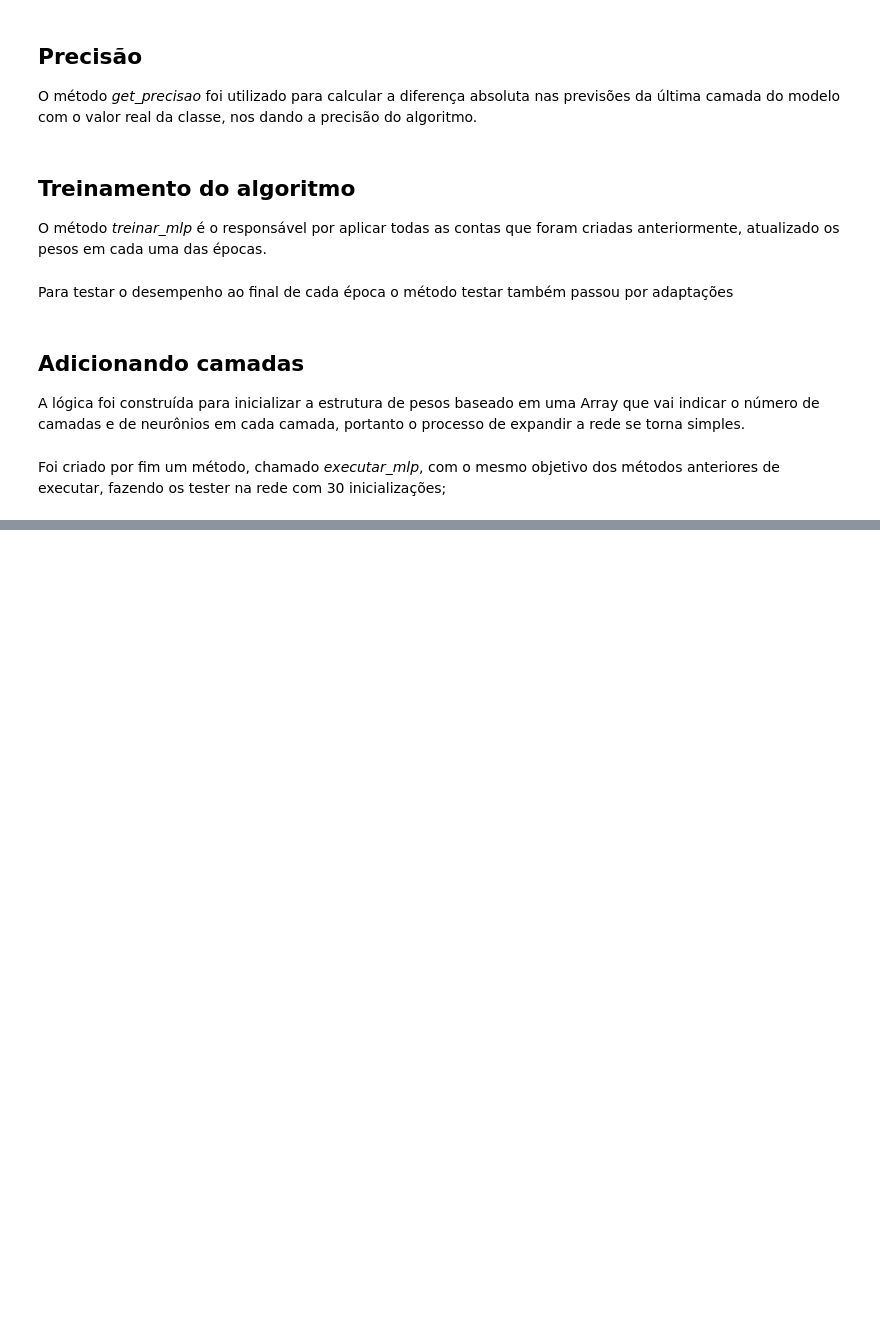
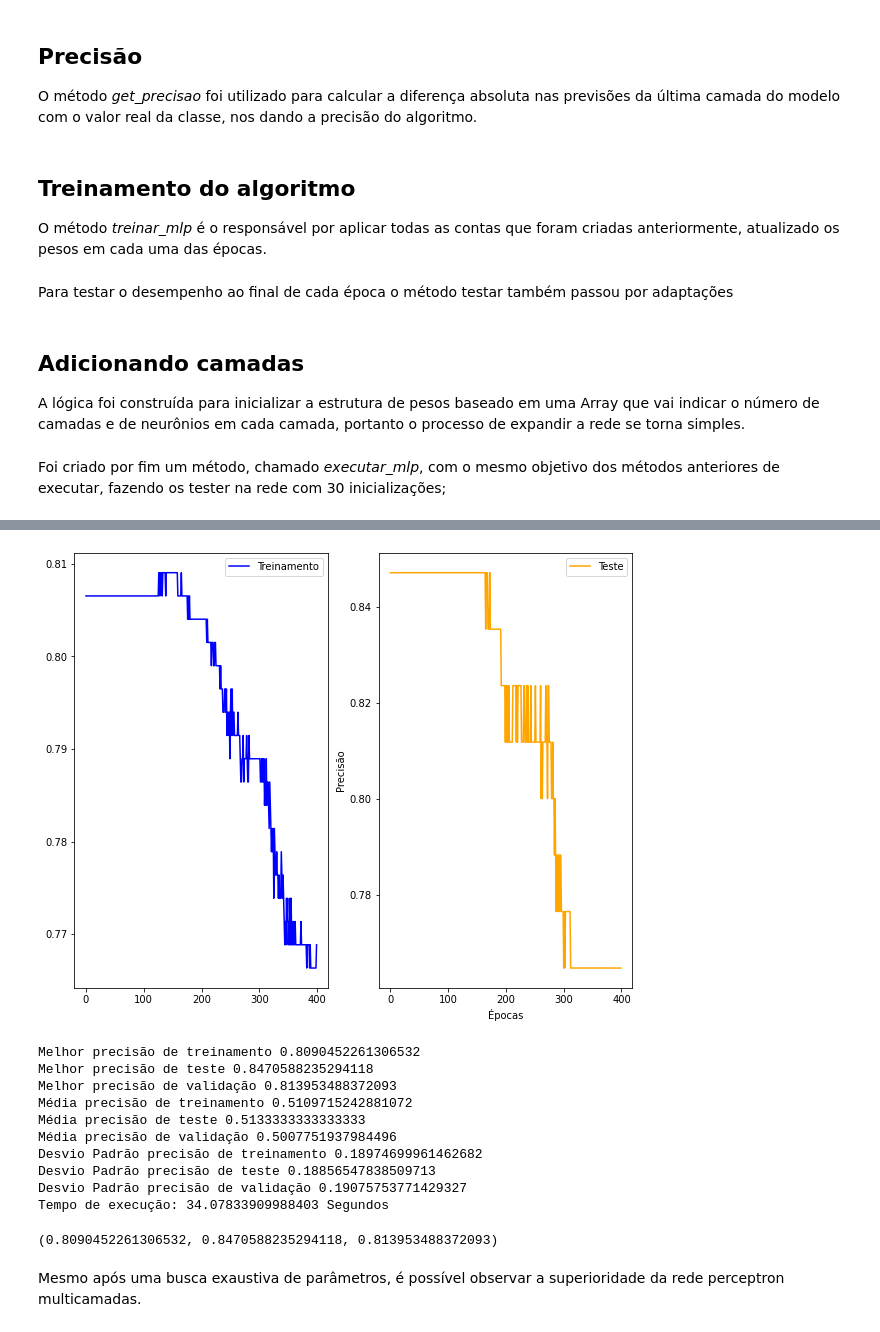
Before and after one commit to AlvaroCavalcante/computacao-bioinspirada, a Jupyter notebook: redes neurais/redes_neurais_trabalho.ipynb, the cells around one changed output, grey strips where cells are left out. Saved outputs shown, nothing was run; the diff lists cells and outputs as text; code cells hidden in the pictures; blank space fills up the shorter version.

```diff
--- a/redes neurais/redes_neurais_trabalho.ipynb
+++ b/redes neurais/redes_neurais_trabalho.ipynb
@@ -1184,0 +1220,15 @@ executar_mlp(funcao_ativacao_sigmoid, funcao_custo_mlp, 300)
+# %%
+executar_perceptron_epoca(funcao_ativacao_sigmoid_epoca, funcao_custo_mse_epoca, 400, [-0.005, 0.005])
+# %% [output]
+[figure, added]
+Melhor precisão de treinamento 0.8090452261306532
+Melhor precisão de teste 0.8470588235294118
+Melhor precisão de validação 0.813953488372093
+Média precisão de treinamento 0.5109715242881072
+Média precisão de teste 0.5133333333333333
+Média precisão de validação 0.5007751937984496
+Desvio Padrão precisão de treinamento 0.18974699961462682
+Desvio Padrão precisão de teste 0.18856547838509713
+Desvio Padrão precisão de validação 0.19075753771429327
+Tempo de execução: 34.07833909988403 Segundos
+(0.8090452261306532, 0.8470588235294118, 0.813953488372093)
@@ -1184,0 +1246,2 @@ executar_mlp(funcao_ativacao_sigmoid, funcao_custo_mlp, 300)
+# %% [markdown]
+Mesmo após uma busca exaustiva de parâmetros, é possível observar a superioridade da rede perceptron multicamadas.
```
Also changed, not shown: parts of 10 cells of this notebook.
